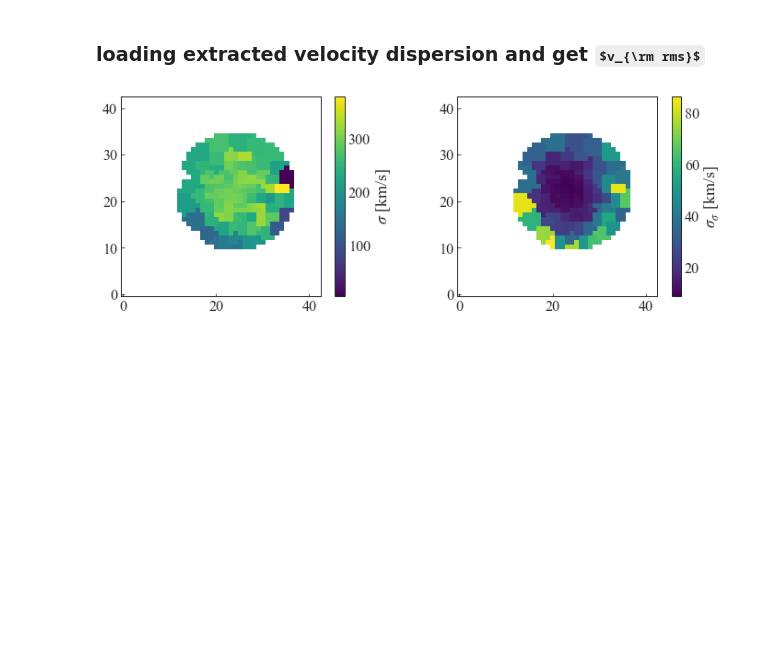
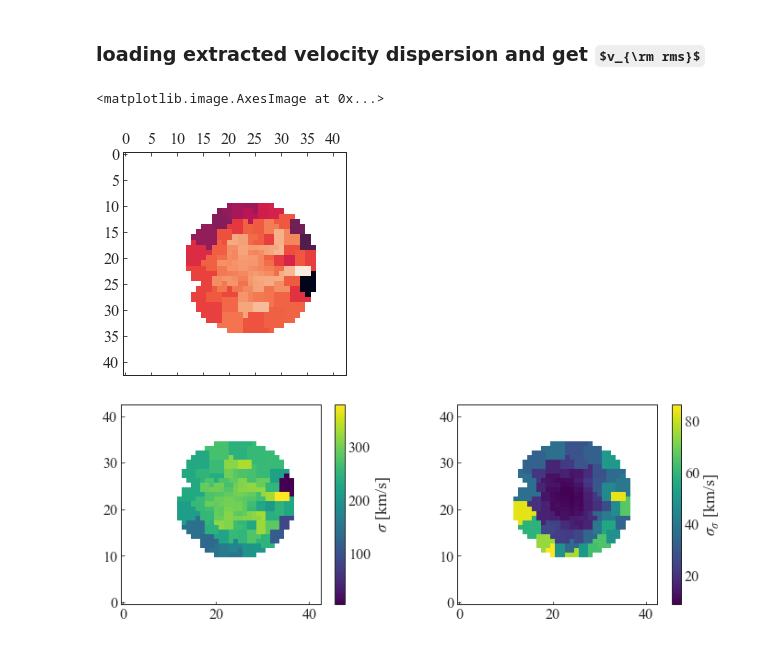
Before and after one commit to TDCOSMO/RXJ1131_KCWI, a Jupyter notebook: Combine KCWI kinematics with lens model posterior.ipynb, the cells around one changed output. Drawn from its saved outputs; the diff is of its cells as text; code cells hidden in the pictures; some formulas as TeX source; blank space fills up the shorter version.

```diff
--- a/Combine KCWI kinematics with lens model posterior.ipynb
+++ b/Combine KCWI kinematics with lens model posterior.ipynb
@@ -17,6 +20,13 @@ post_process.load_bin_mapping('../kcwi_extractions/extracted_dispersions/'
 [figure]
 # %% [markdown]
 ### loading extracted velocity dispersion and get $v_{\rm rms}$
+# %%
+import matplotlib.pyplot as plt
+
+plt.matshow(VD_2d)
+# %% [output]
+<matplotlib.image.AxesImage at 0x...>
+[figure, added]
 # %%
 vd_name = 'wave_rng_2_deg_2_global_temp_2_quasar_sp_B_SN_15'
 
```
Also changed, not shown: parts of 1 cell of this notebook, 4 other files.
